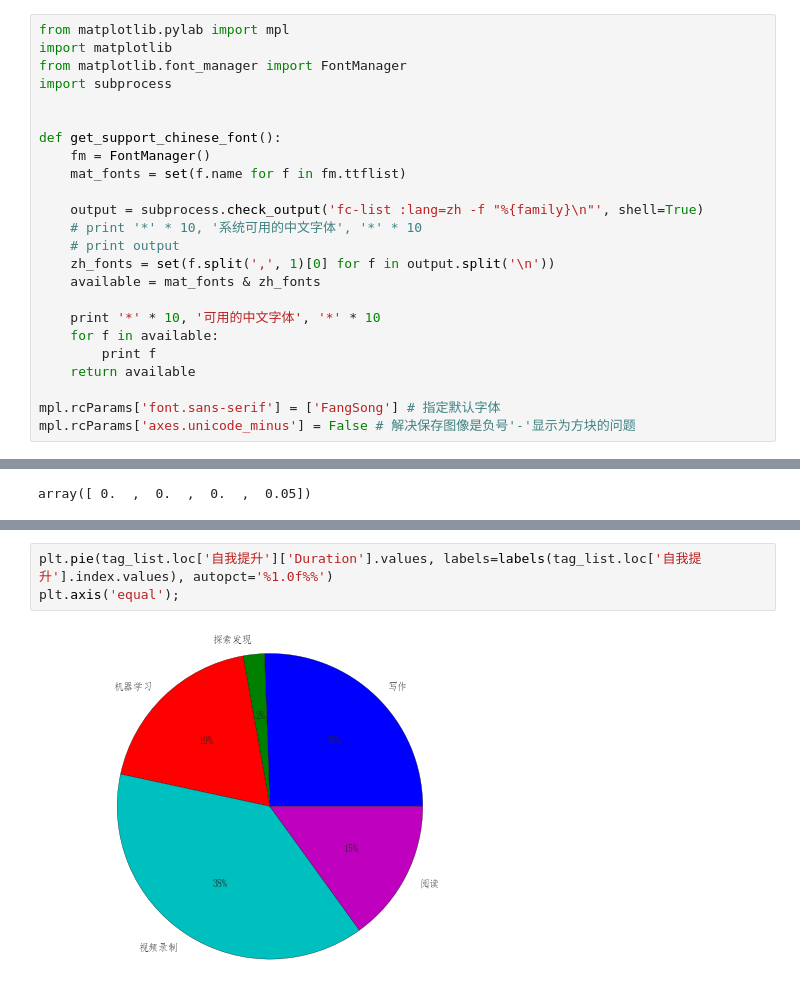
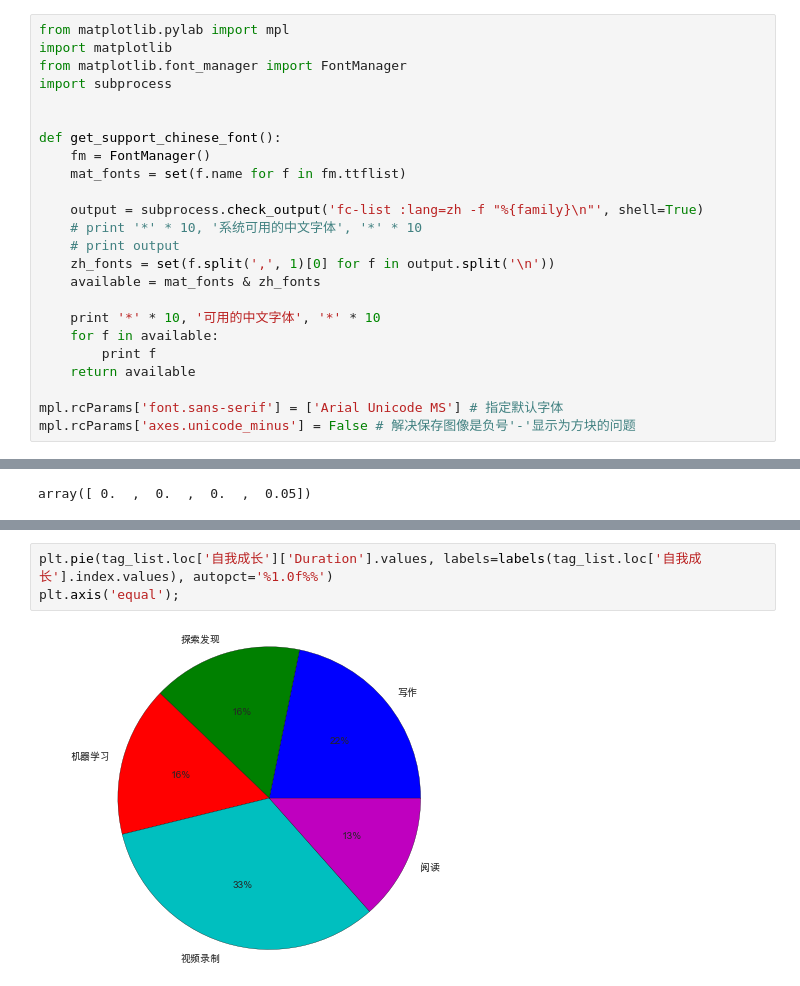
Before and after one commit to kamidox/utils, a Jupyter notebook: dida365/dida_event_log.ipynb, the cells around one changed output, grey strips where cells are left out. Saved outputs shown, nothing was run; the diff lists cells and outputs as text.

Commit message:
dida365 v0.3 finish secondary pie chart

```diff
--- a/dida365/dida_event_log.ipynb
+++ b/dida365/dida_event_log.ipynb
@@ -28,7 +28,7 @@ def get_support_chinese_font():
         print f
     return available
 
-mpl.rcParams['font.sans-serif'] = ['FangSong'] # 指定默认字体
+mpl.rcParams['font.sans-serif'] = ['Arial Unicode MS'] # 指定默认字体
 mpl.rcParams['axes.unicode_minus'] = False # 解决保存图像是负号'-'显示为方块的问题
 # %%
 def _date_parser(dstr):
@@ -195,8 +210,8 @@ tag_list
 # %%
-plt.pie(tag_list.loc['自我提升']['Duration'].values, labels=labels(tag_list.loc['自我提升'].index.values), autopct='%1.0f%%')
+plt.pie(tag_list.loc['自我成长']['Duration'].values, labels=labels(tag_list.loc['自我成长'].index.values), autopct='%1.0f%%')
 plt.axis('equal');
 # %% [output]
-[figure, old version]
+[figure, new version]
 # %%
 (pd.Timestamp(data.index.values.max()) - pd.Timestamp(data.index.values.min())).days
 # %% [output]
```
Also changed, not shown: parts of 17 cells of this notebook, 2 other files.
